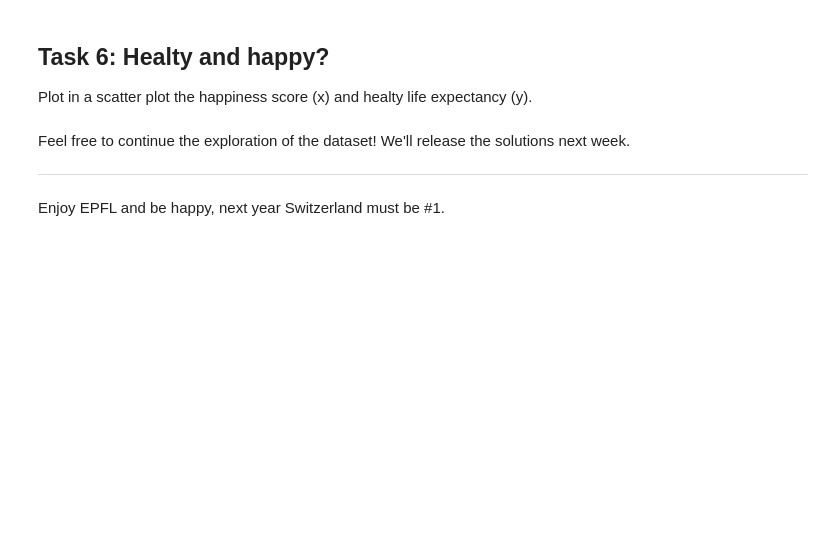
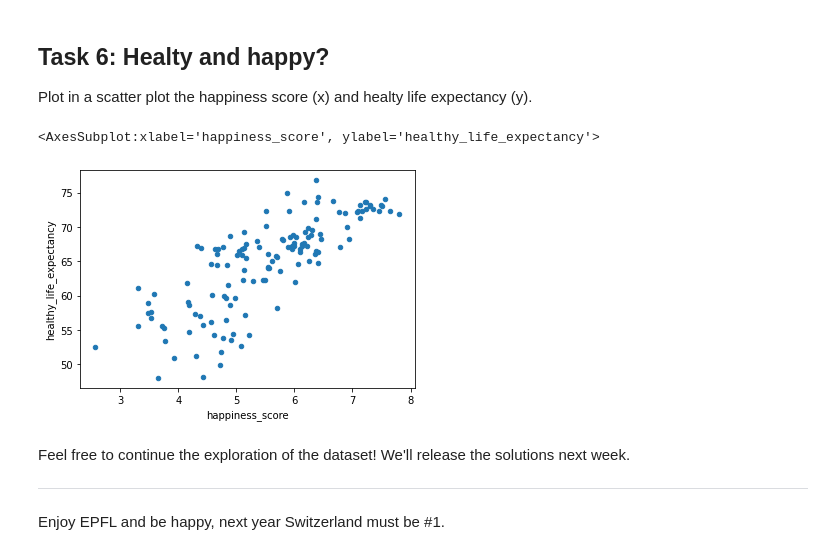
Before and after one commit to rrakotom/2022, a Jupyter notebook: Tutorials/01 - Handling data/Happiness.ipynb, the cells around one changed output. Cells and saved outputs as stored; diff of their text form; code cells hidden in the pictures; blank space fills up the shorter version.

```diff
--- a/Tutorials/01 - Handling data/Happiness.ipynb
+++ b/Tutorials/01 - Handling data/Happiness.ipynb
@@ -185,0 +184,3 @@ Add to the dataframe a new field called *population_density* computed by dividin
+# %%
+country_features['population_density'] = country_features.population/country_features.area
+country_features.head()
@@ -196,3 +210,8 @@ Plot in a scatter plot the happiness score (x) and healty life expectancy (y).
+# %%
+country_features.plot(x = 'happiness_score', y = 'healthy_life_expectancy', kind='scatter')
+# %% [output]
+<AxesSubplot:xlabel='happiness_score', ylabel='healthy_life_expectancy'>
+[figure, added]
 # %% [markdown]
 Feel free to continue the exploration of the dataset! We'll release the solutions next week.
 
```
Also changed, not shown: parts of 5 cells of this notebook, 1 other file.
